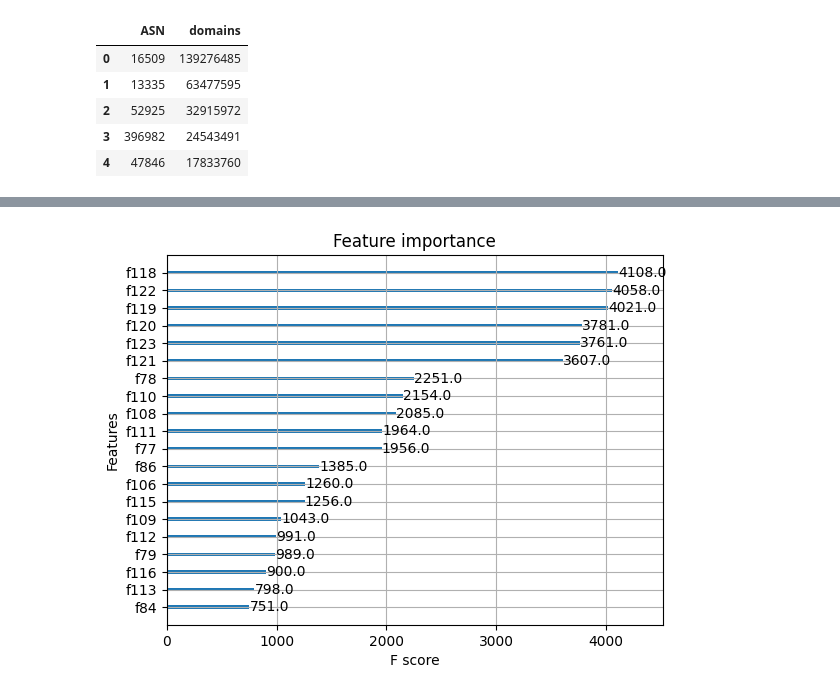
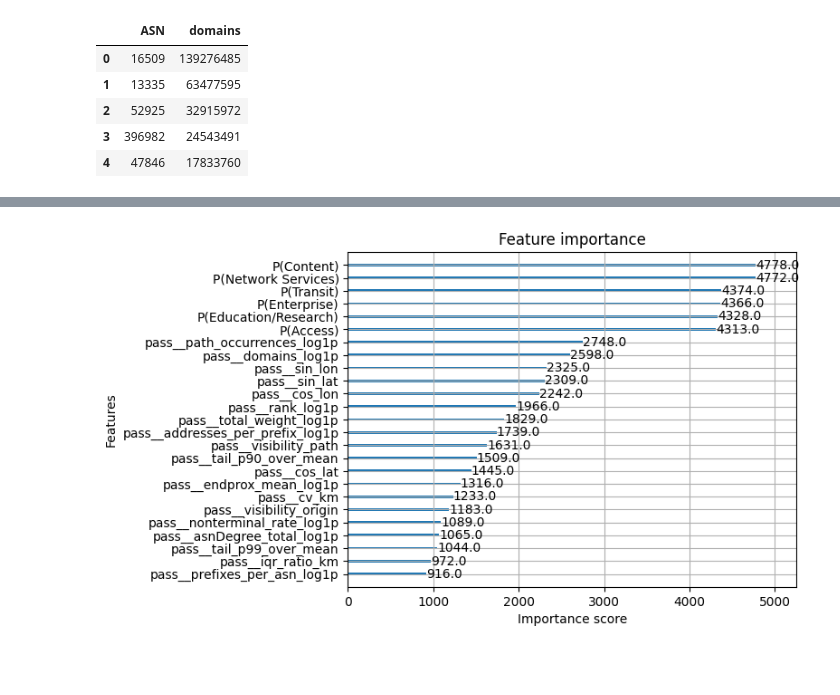
Before and after one commit to JohannesHartUniKassel/asn-classifier, a Jupyter notebook: notebooks/classificator/text_classification.ipynb, the cells around one changed output, grey strips where cells are left out. Cells and saved outputs as stored; diff of their text form; code cells hidden in the pictures; blank space fills up the shorter version.

```diff
--- a/notebooks/classificator/text_classification.ipynb
+++ b/notebooks/classificator/text_classification.ipynb
@@ -1684,14 +1594,14 @@ def build_numeric_frame(df: pd.DataFrame, verbose=True):
     def has(c): return c in df.columns
 
     cat_cols_all = ["country", "source"]
-    pct_cols_all = ["pct_ips_le_100km", "pct_ips_le_500km", "pct_ips_le_1000km"]
+    pct_cols_all = ["pct_ips_le_100km", "pct_ips_le_500km", "pct_ips_le_1000km", "visibility_path", "visibility_origin", "nonterminal_rate", "centrality_mean", "country_entropy_norm"]
     log_cols_all = [
         "rank","domains",
         "asnDegree_total","asnDegree_customer","asnDegree_peer","asnDegree_provider",
         "cone_numberAsns","cone_numberPrefixes","cone_numberAddresses",
         "total_weight","unique_points","country_count",
         "mean_km","std_km","iqr_km","p25_km","p50_km","p75_km","p90_km","p95_km","p99_km",
-        "min_km","max_km","var_km2"
+        "min_km","max_km","var_km2", "seen_peers_path", "seen_peers_origin", "total_peers", "origin_occurrences", "path_occurrences", "endprox_mean", "country_entropy_bits"
     ]
     geo_cols_all = ["center_lat","center_lon"]
 
@@ -2149,7 +2040,25 @@ from collections import Counter
 counts = Counter(y_trB)
 max_count = max(counts.values())
 sample_weight = np.array([max_count / counts[y] for y in y_trB])
-feature_names = [f"num_{i}" for i in range(Xnum_trB_pre.shape[1])] + [f"text_proba_{i}" for i in range(P_text_trB.shape[1])]
+
+# Erstelle aussagekräftige Feature-Namen
+# Numerische Features mit echten Namen
+num_feature_names = []
+if hasattr(pre_num, 'get_feature_names_out'):
+    num_feature_names = list(pre_num.get_feature_names_out())
+else:
+    num_feature_names = [f"num_{i}" for i in range(Xnum_trB_pre.shape[1])]
+
+# Text-Proba Features mit Klassennamen
+text_feature_names = [f"P({label_names[i]})" for i in range(P_text_trB.shape[1])]
+
+# Kombiniere alle Feature-Namen
+feature_names = num_feature_names + text_feature_names
+
+print(f"✓ Total features: {len(feature_names)}")
+print(f"  - Numeric: {len(num_feature_names)}")
+print(f"  - Text probabilities: {len(text_feature_names)}")
+
 xgb = XGBClassifier(
     objective="multi:softprob",
     num_class=len(np.unique(y_all)),
@@ -2162,18 +2071,25 @@ xgb = XGBClassifier(
     random_state=42,
     n_jobs=-1,
     early_stopping_rounds=50,
+    enable_categorical=False
 )
-xgb.fit(X_ef_tr, y_trB,
+
+# Konvertiere zu DataFrame mit Feature-Namen (wichtig für XGBoost!)
+import pandas as pd
+X_ef_tr_df = pd.DataFrame(X_ef_tr, columns=feature_names)
+X_ef_te_df = pd.DataFrame(X_ef_te, columns=feature_names)
+
+xgb.fit(X_ef_tr_df, y_trB,
         sample_weight=sample_weight,
-        eval_set=[(X_ef_te, y_te)],
-        verbose=50,
-        feature_names=feature_names)
+        eval_set=[(X_ef_te_df, y_te)],
+        verbose=50
+        )
 
 
 
 # Test
-y_pred = xgb.predict(X_ef_te)
-y_prob = xgb.predict_proba(X_ef_te)
+y_pred = xgb.predict(X_ef_te_df)
+y_prob = xgb.predict_proba(X_ef_te_df)
 
 print("Accuracy:", accuracy_score(y_te, y_pred))
 print("Macro-F1:", f1_score(y_te, y_pred, average="macro"))
@@ -2197,6 +2261,6 @@ plt.show()
 # %%
 from xgboost import plot_importance
-plot_importance(xgb, max_num_features=20)
+plot_importance(xgb, max_num_features=25)
 plt.show()
 # %% [output]
-[figure, old version]
+[figure, new version]
```
Also changed, not shown: parts of 50 cells of this notebook, 18 other files.
